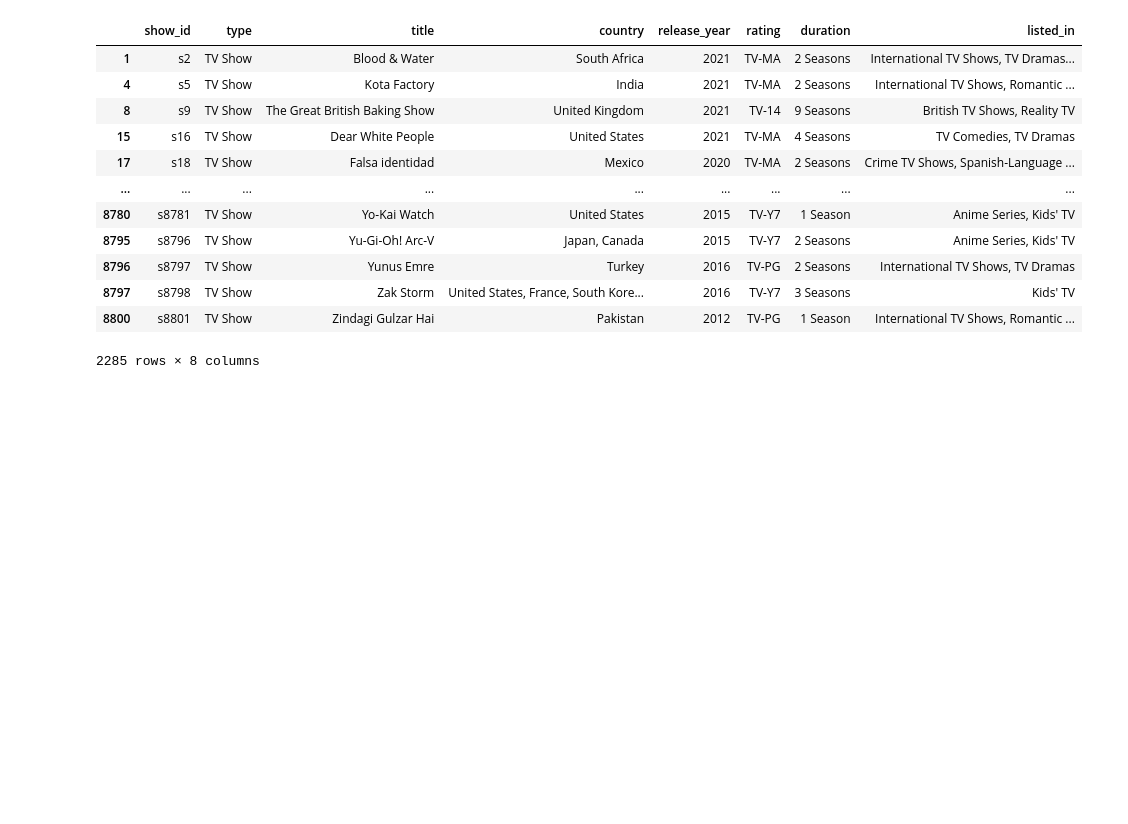
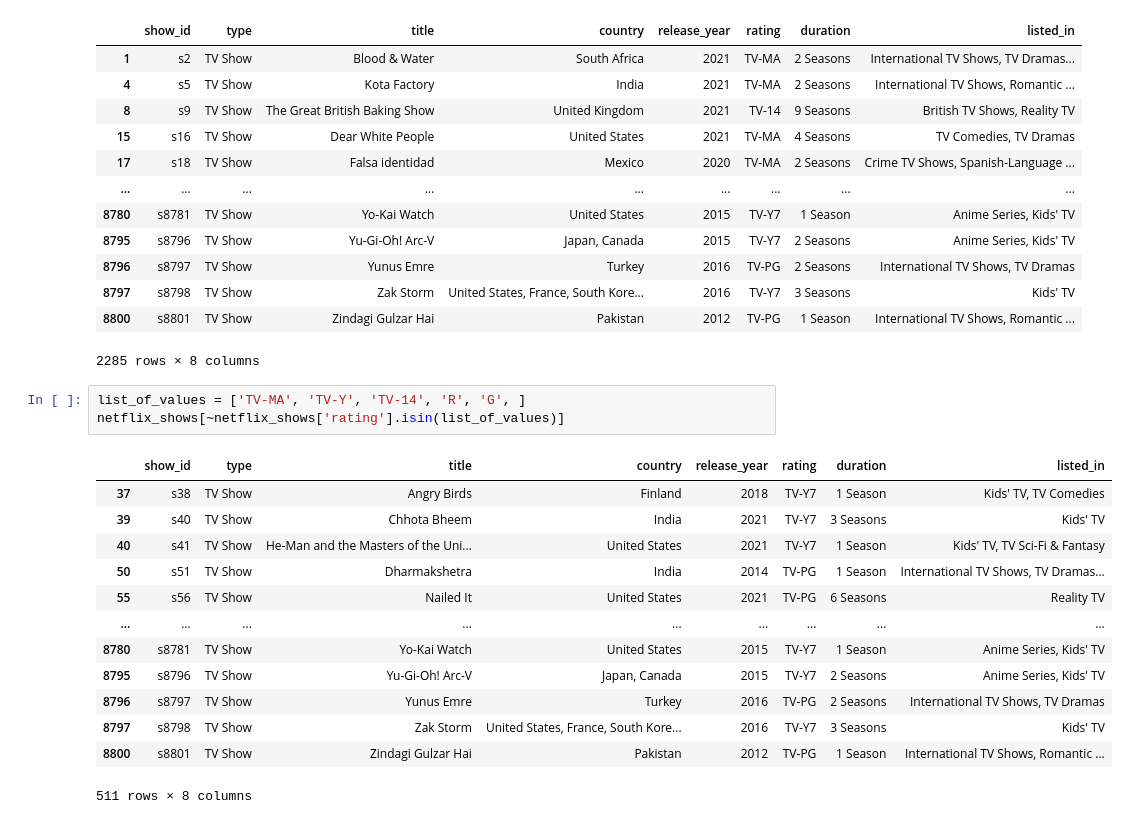
Before and after one commit to Nick-Pleva/Data-Science-Pinnacle-Project, a Jupyter notebook: final_project.ipynb, the cells around one changed output. Cells and saved outputs as stored; diff of their text form; blank space fills up the shorter version.

```diff
--- a/final_project.ipynb
+++ b/final_project.ipynb
@@ -61,3 +69,20 @@ netflix_shows
 | 8797 | s8798 | TV Show | Zak Storm | United States, France, South Kore... | 2016 | TV-Y7 | 3 Seasons | Kids' TV |
 | 8800 | s8801 | TV Show | Zindagi Gulzar Hai | Pakistan | 2012 | TV-PG | 1 Season | International TV Shows, Romantic ... |
 2285 rows × 8 columns
+# %%
+list_of_values = ['TV-MA', 'TV-Y', 'TV-14', 'R', 'G', ]
+netflix_shows[~netflix_shows['rating'].isin(list_of_values)]
+# %% [output]
+|  | show_id | type | title | country | release_year | rating | duration | listed_in |
+| 37 | s38 | TV Show | Angry Birds | Finland | 2018 | TV-Y7 | 1 Season | Kids' TV, TV Comedies |
+| 39 | s40 | TV Show | Chhota Bheem | India | 2021 | TV-Y7 | 3 Seasons | Kids' TV |
+| 40 | s41 | TV Show | He-Man and the Masters of the Uni... | United States | 2021 | TV-Y7 | 1 Season | Kids' TV, TV Sci-Fi & Fantasy |
+| 50 | s51 | TV Show | Dharmakshetra | India | 2014 | TV-PG | 1 Season | International TV Shows, TV Dramas... |
+| 55 | s56 | TV Show | Nailed It | United States | 2021 | TV-PG | 6 Seasons | Reality TV |
+| ... | ... | ... | ... | ... | ... | ... | ... | ... |
+| 8780 | s8781 | TV Show | Yo-Kai Watch | United States | 2015 | TV-Y7 | 1 Season | Anime Series, Kids' TV |
+| 8795 | s8796 | TV Show | Yu-Gi-Oh! Arc-V | Japan, Canada | 2015 | TV-Y7 | 2 Seasons | Anime Series, Kids' TV |
+| 8796 | s8797 | TV Show | Yunus Emre | Turkey | 2016 | TV-PG | 2 Seasons | International TV Shows, TV Dramas |
+| 8797 | s8798 | TV Show | Zak Storm | United States, France, South Kore... | 2016 | TV-Y7 | 3 Seasons | Kids' TV |
+| 8800 | s8801 | TV Show | Zindagi Gulzar Hai | Pakistan | 2012 | TV-PG | 1 Season | International TV Shows, Romantic ... |
+511 rows × 8 columns
```
Also changed, not shown: parts of 10 cells of this notebook.
